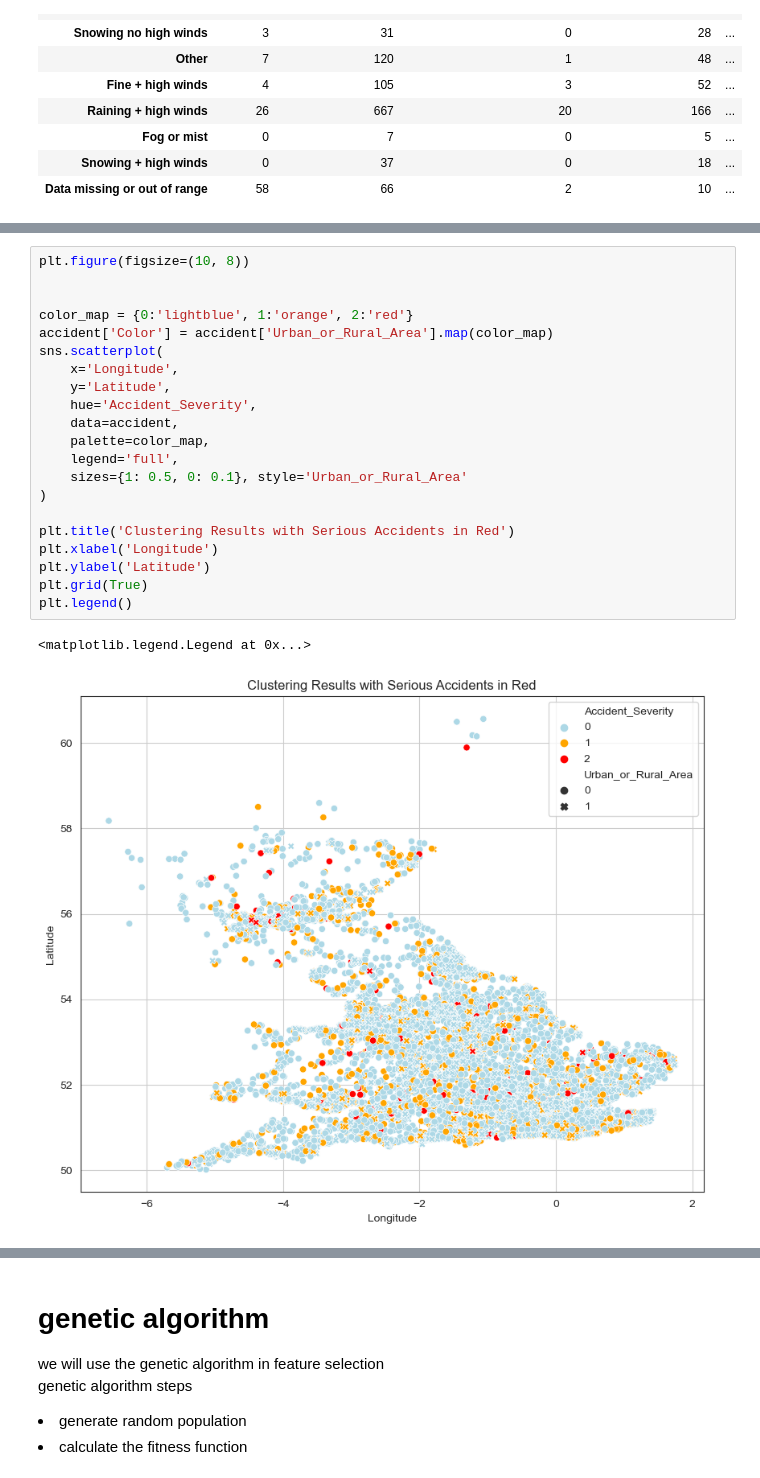
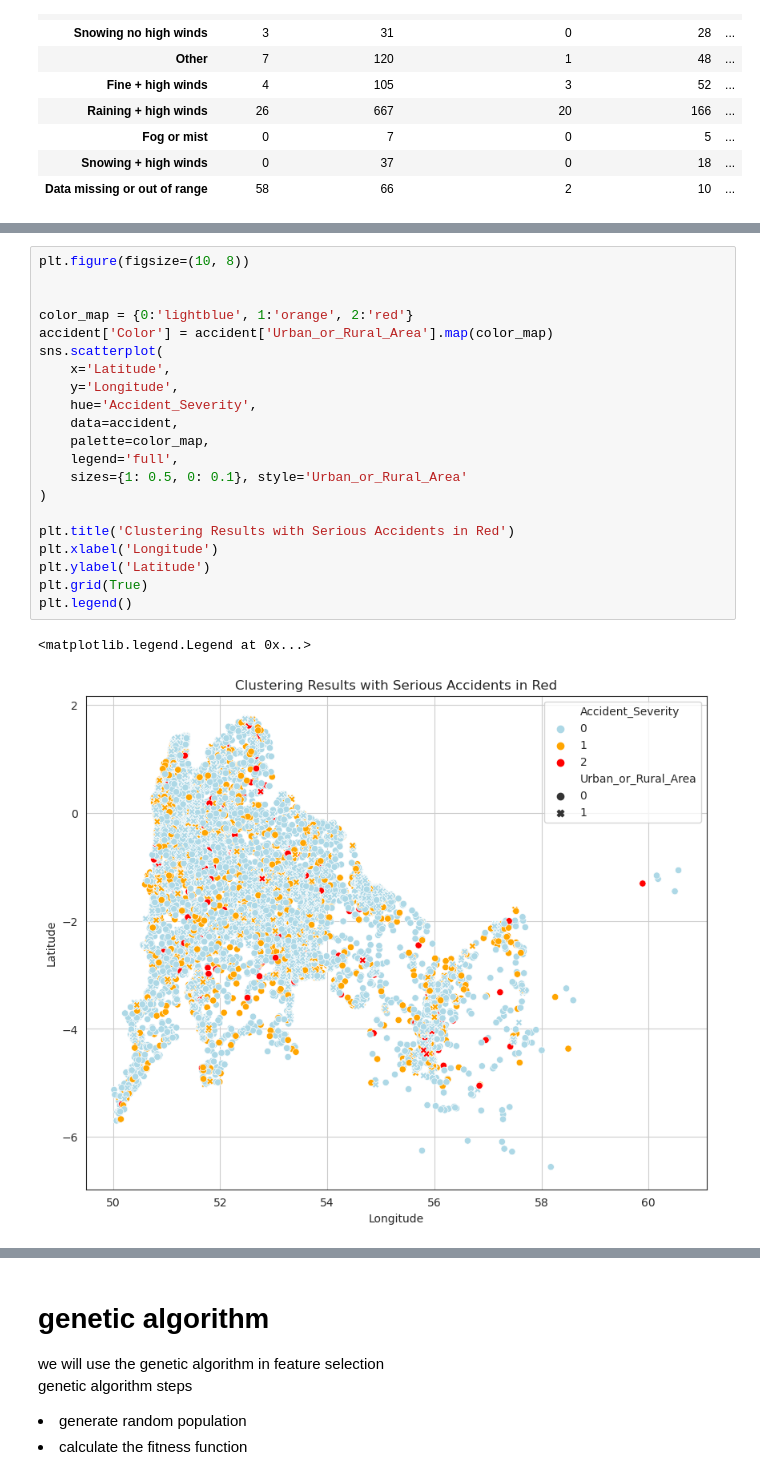
Before and after one commit to DiaaAhmedHassan/dataMiningProject, a Jupyter notebook: accidents.ipynb, the cells around one changed output, grey strips where cells are left out. Saved outputs shown, nothing was run; the diff lists cells and outputs as text.

```diff
--- a/accidents.ipynb
+++ b/accidents.ipynb
@@ -284,24 +284,24 @@ plt.show()
 # %%
 plt.figure(figsize=(10, 8))
 
 
 color_map = {0:'lightblue', 1:'orange', 2:'red'}
 accident['Color'] = accident['Urban_or_Rural_Area'].map(color_map)
 sns.scatterplot(
-    x='Longitude',
-    y='Latitude',
+    x='Latitude',
+    y='Longitude',
     hue='Accident_Severity',
     data=accident,
     palette=color_map,
     legend='full',
     sizes={1: 0.5, 0: 0.1}, style='Urban_or_Rural_Area'
 )
 
 plt.title('Clustering Results with Serious Accidents in Red')
 plt.xlabel('Longitude')
 plt.ylabel('Latitude')
 plt.grid(True)
 plt.legend()
 # %% [output]
 <matplotlib.legend.Legend at 0x...>
-[figure, old version]
+[figure, new version]
```
Also changed, not shown: parts of 18 cells of this notebook, 1 other file.
